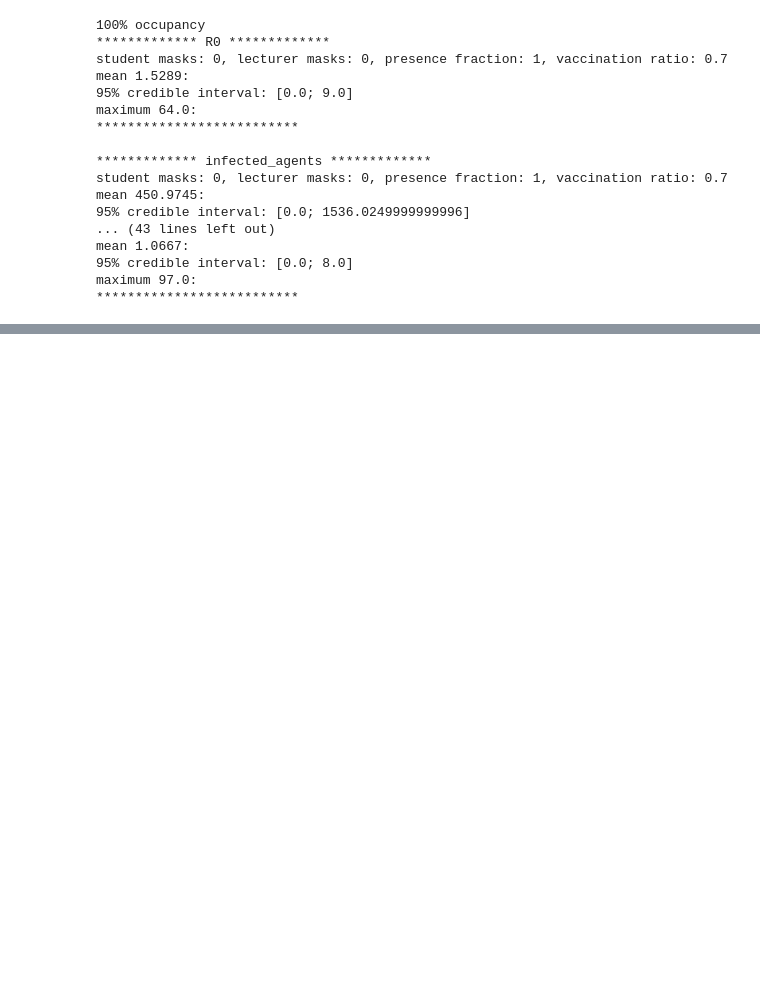
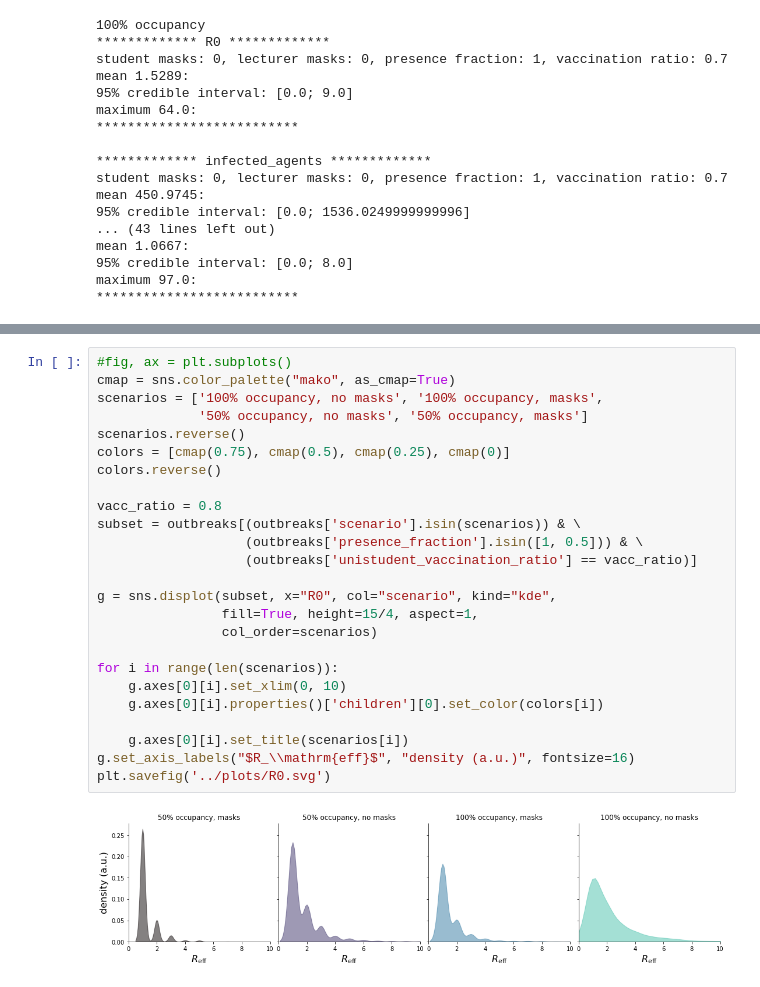
Before and after one commit to JanaLasser/uni_SEIRX, a Jupyter notebook: code/analysis_intervention_measures.ipynb, the cells around one changed output, grey strips where cells are left out. Drawn from its saved outputs; the diff is of its cells as text; blank space fills up the shorter version.

```diff
--- a/code/analysis_intervention_measures.ipynb
+++ b/code/analysis_intervention_measures.ipynb
@@ -250,0 +344,27 @@ maximum 97.0:
+# %%
+#fig, ax = plt.subplots()
+cmap = sns.color_palette("mako", as_cmap=True)
+scenarios = ['100% occupancy, no masks', '100% occupancy, masks',
+             '50% occupancy, no masks', '50% occupancy, masks']
+scenarios.reverse()
+colors = [cmap(0.75), cmap(0.5), cmap(0.25), cmap(0)]
+colors.reverse()
+
+vacc_ratio = 0.8
+subset = outbreaks[(outbreaks['scenario'].isin(scenarios)) & \
+                   (outbreaks['presence_fraction'].isin([1, 0.5])) & \
+                   (outbreaks['unistudent_vaccination_ratio'] == vacc_ratio)]
+
+g = sns.displot(subset, x="R0", col="scenario", kind="kde",
+                fill=True, height=15/4, aspect=1,
+                col_order=scenarios)
+
+for i in range(len(scenarios)):
+    g.axes[0][i].set_xlim(0, 10)
+    g.axes[0][i].properties()['children'][0].set_color(colors[i])
+
+    g.axes[0][i].set_title(scenarios[i])
+g.set_axis_labels("$R_\\mathrm{eff}$", "density (a.u.)", fontsize=16)
+plt.savefig('../plots/R0.svg')
+# %% [output]
+[figure, added]
```
Also changed, not shown: parts of 17 cells of this notebook.
